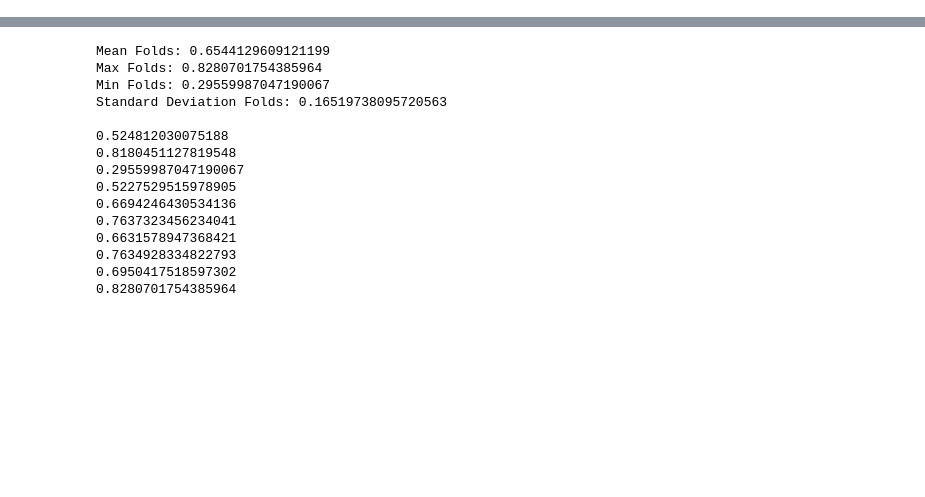
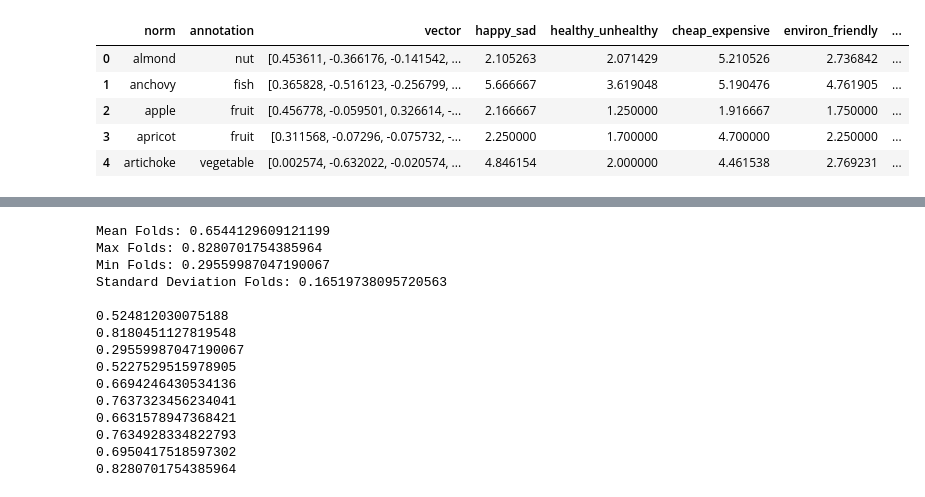
Before and after one commit to ChelseaMcB91/hello-world, a Jupyter notebook: linear_regression_10_fold_CV_100_dimensional_vectors.ipynb, the cells around one changed output, grey strips where cells are left out. Saved outputs shown, nothing was run; the diff lists cells and outputs as text; code cells hidden in the pictures; blank space fills up the shorter version.

```diff
--- a/linear_regression_10_fold_CV_100_dimensional_vectors.ipynb
+++ b/linear_regression_10_fold_CV_100_dimensional_vectors.ipynb
@@ -19,17 +19,26 @@ sns.set_context("notebook", font_scale=1.0,
 # %%
 # Six datasets based on corpus x model
 
 #data = pd.read_csv("word2vec_wiki_norms_vectors_annos_categories.csv")
 
 #data = pd.read_csv("word2vec_giga_norms_vectors_annos_categories.csv")
 
 data = pd.read_csv("word2vec_ukwac_norms_vectors_annos_categories.csv")
 
 #data = pd.read_csv("fasttext_wiki_norms_vectors_annos_categories.csv")
 
 #data = pd.read_csv("fasttext_giga_norms_vectors_annos_categories.csv")
 
 #data = pd.read_csv("fasttext_ukwac_norms_vectors_annos_categories.csv")
+
+data.head()
+# %% [output]
+|  | norm | annotation | vector | happy_sad | healthy_unhealthy | cheap_expensive | environ_friendly | ... |
+| 0 | almond | nut | [0.453611, -0.366176, -0.141542, ... | 2.105263 | 2.071429 | 5.210526 | 2.736842 | ... |
+| 1 | anchovy | fish | [0.365828, -0.516123, -0.256799, ... | 5.666667 | 3.619048 | 5.190476 | 4.761905 | ... |
+| 2 | apple | fruit | [0.456778, -0.059501, 0.326614, -... | 2.166667 | 1.250000 | 1.916667 | 1.750000 | ... |
+| 3 | apricot | fruit | [0.311568, -0.07296, -0.075732, -... | 2.250000 | 1.700000 | 4.700000 | 2.250000 | ... |
+| 4 | artichoke | vegetable | [0.002574, -0.632022, -0.020574, ... | 4.846154 | 2.000000 | 4.461538 | 2.769231 | ... |
 # %%
 # Get norm and annotation values
 
```
Also changed, not shown: parts of 7 cells of this notebook.
